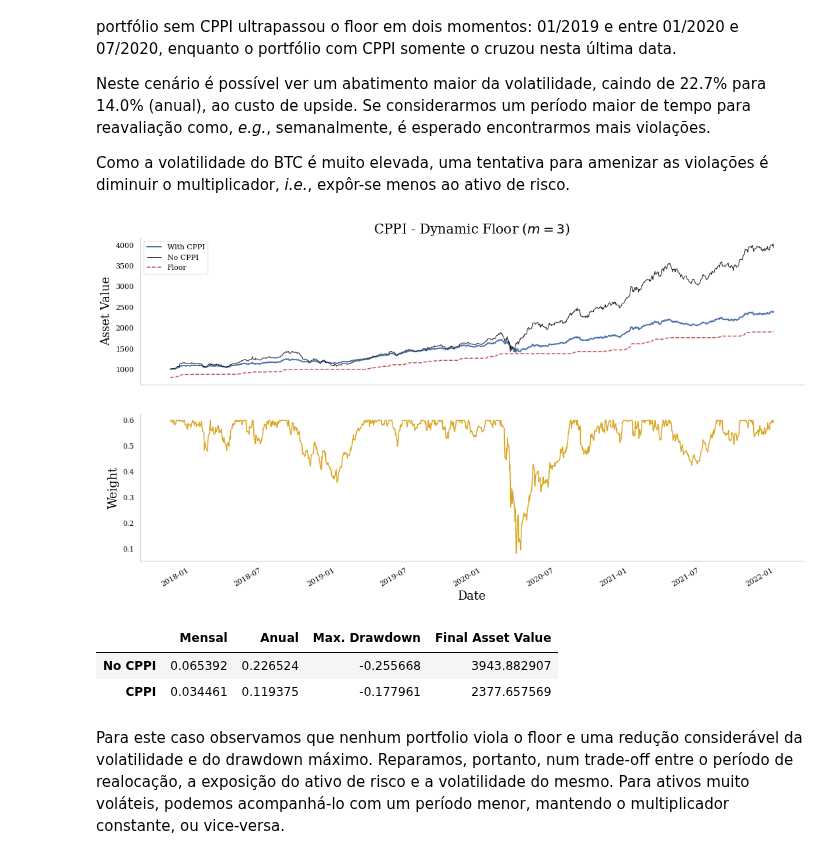
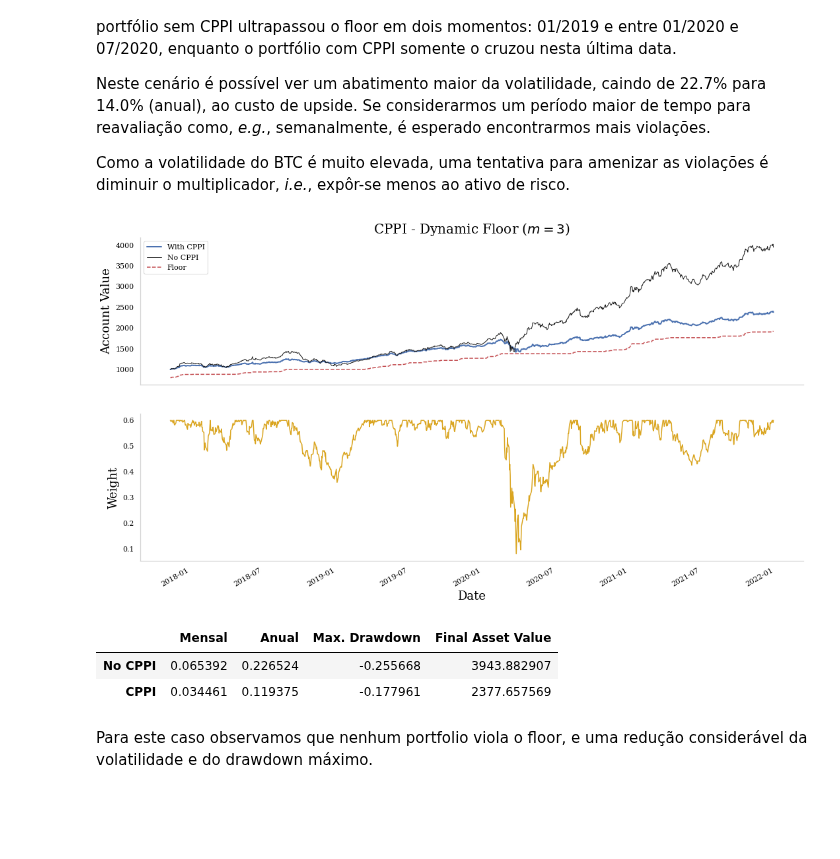
Before and after one commit to savimf/main_portfolio, a Jupyter notebook: CPPI/cppi_strategy.ipynb, the cells around one changed output. Cells and saved outputs as stored; diff of their text form; code cells hidden in the pictures; blank space fills up the shorter version.

```diff
--- a/CPPI/cppi_strategy.ipynb
+++ b/CPPI/cppi_strategy.ipynb
@@ -203,25 +180,25 @@ Como a volatilidade do BTC é muito elevada, uma tentativa para amenizar as viol
 # %%
 btr = qt.run_cppi(risky_p.d_returns(), imab_past.d_returns(), m=3, drawdown=.2)
 
 fig, (cppi_ax, weight_ax) = plt.subplots(
     nrows=2, ncols=1, sharex=True,
     figsize=(18, 10)
 )
 plt.subplots_adjust(wspace=.0)
 
 # cppi
 btr['wealth'].plot(ax=cppi_ax, linewidth=2, label='With CPPI')
 btr['risky_wealth'].plot(ax=cppi_ax, linewidth=1, color='k', label='No CPPI')
 btr['floor'].plot(ax=cppi_ax, color='r', linestyle='--', label='Floor')
 cppi_ax.set_title(r'CPPI - Dynamic Floor ($m = 3$)')
 cppi_ax.legend()
-cppi_ax.set_ylabel('Asset Value')
+cppi_ax.set_ylabel('Account Value')
 
 # evolução do peso
 btr['risky_allocation'].plot(ax=weight_ax, color='goldenrod')
 weight_ax.set_ylabel('Weight');
 # %% [output]
-[figure, old version]
+[figure, new version]
 # %%
 r1 = btr['risky_wealth'].pct_change().dropna()
 r2 = btr['wealth'].pct_change().dropna()
@@ -245,4 +222,4 @@ pd.DataFrame({
 | No CPPI | 0.065392 | 0.226524 | -0.255668 | 3943.882907 |
 | CPPI | 0.034461 | 0.119375 | -0.177961 | 2377.657569 |
 # %% [markdown]
-Para este caso observamos que nenhum portfolio viola o floor e uma redução considerável da volatilidade e do drawdown máximo. Reparamos, portanto, num trade-off entre o período de realocação, a exposição do ativo de risco e a volatilidade do mesmo. Para ativos muito voláteis, podemos acompanhá-lo com um período menor, mantendo o multiplicador constante, ou vice-versa.
+Para este caso observamos que nenhum portfolio viola o floor, e uma redução considerável da volatilidade e do drawdown máximo.
```
Also changed, not shown: parts of 5 cells of this notebook, 1 other file.
